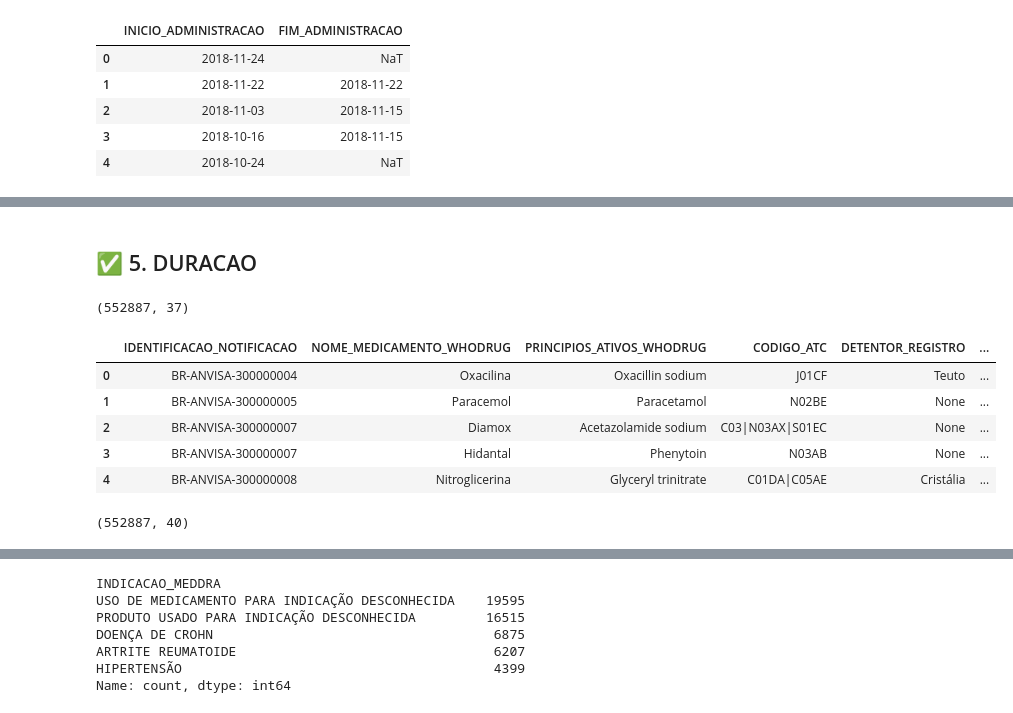
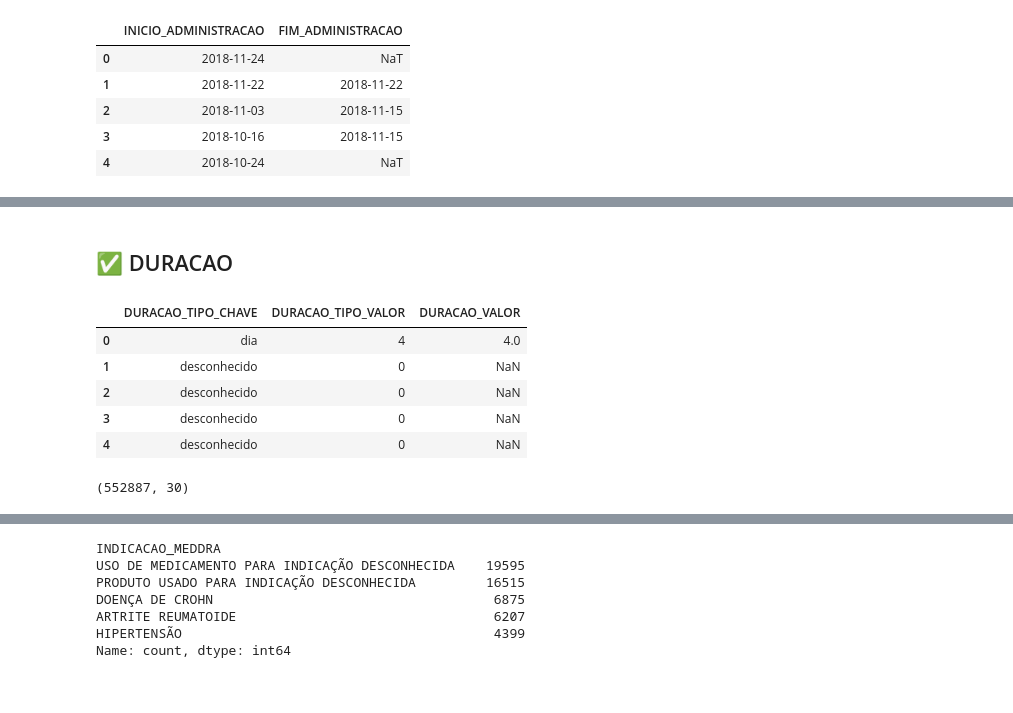
Before and after one commit to mlab-inf-ufrgs/vigimed, a Jupyter notebook: src/medicamentos/elt_fat_medicamentos_new.ipynb, the cells around one changed output, grey strips where cells are left out. Saved outputs shown, nothing was run; the diff lists cells and outputs as text; code cells hidden in the pictures.

```diff
--- a/src/medicamentos/elt_fat_medicamentos_new.ipynb
+++ b/src/medicamentos/elt_fat_medicamentos_new.ipynb
@@ -45 +47,13 @@ silver.shape
+# %%
+from utils import build_row_hash
+
+hash_cols = ['IDENTIFICACAO_NOTIFICACAO', 'RELACAO_MEDICAMENTO_EVENTO',
+       'NOME_MEDICAMENTO_WHODRUG', 'PRINCIPIOS_ATIVOS_WHODRUG', 'CODIGO_ATC',
+       'DETENTOR_REGISTRO', 'CONCENTRACAO', 'COMPONENTE_SUSPEITO',
+       'ACAO_ADOTADA', 'PROBLEMAS_ADICIONAIS_RELCIONADOS_MEDICAMENTO',
+       'INDICACAO_MEDDRA', 'INDICACAO_RELATADA_NOTIFICADOR_INICIAL', 'DOSE',
+       'FREQUENCIA_DOSE', 'POSOLOGIA', 'DURACAO', 'INICIO_ADMINISTRACAO',
+       'FIM_ADMINISTRACAO', 'FORMA_FARMACEUTICA', 'VIA_ADMINISTRACAO',
+       'VIA_ADMINISTRACAO_MAE_PAI', 'NUMELO_LOTE']  # as colunas que devem entrar no hash
+silver["HASH_BRONZE"] = build_row_hash(silver, hash_cols, algo="sha256", sep="|")
 # %% [markdown]
@@ -266,26 +239,22 @@ memory usage: 117.1+ MB
 # %% [markdown]
-## ✅ 5. DURACAO
+## ✅ DURACAO
 # %%
 from utils import normalize_duracao
-# %%
-hist_silver.shape
-# %% [output]
-(552887, 37)
 # %%
 hist_silver = normalize_duracao(hist_silver, coluna="DURACAO")
 # %%
-hist_silver.head()
+hist_silver[['DURACAO_TIPO_CHAVE','DURACAO_TIPO_VALOR','DURACAO_VALOR']].head()
 # %% [output]
-|  | IDENTIFICACAO_NOTIFICACAO | NOME_MEDICAMENTO_WHODRUG | PRINCIPIOS_ATIVOS_WHODRUG | CODIGO_ATC | DETENTOR_REGISTRO | ... |
-| 0 | BR-ANVISA-300000004 | Oxacilina | Oxacillin sodium | J01CF | Teuto | ... |
-| 1 | BR-ANVISA-300000005 | Paracemol | Paracetamol | N02BE | None | ... |
-| 2 | BR-ANVISA-300000007 | Diamox | Acetazolamide sodium | C03|N03AX|S01EC | None | ... |
-| 3 | BR-ANVISA-300000007 | Hidantal | Phenytoin | N03AB | None | ... |
-| 4 | BR-ANVISA-300000008 | Nitroglicerina | Glyceryl trinitrate | C01DA|C05AE | Cristália | ... |
+|  | DURACAO_TIPO_CHAVE | DURACAO_TIPO_VALOR | DURACAO_VALOR |
+| 0 | dia | 4 | 4.0 |
+| 1 | desconhecido | 0 | NaN |
+| 2 | desconhecido | 0 | NaN |
+| 3 | desconhecido | 0 | NaN |
+| 4 | desconhecido | 0 | NaN |
 # %%
 hist_silver.shape
 # %% [output]
-(552887, 40)
+(552887, 30)
 # %%
 hist_silver.info()
 # %% [output]
```
Also changed, not shown: parts of 81 cells of this notebook, 14 other files.
